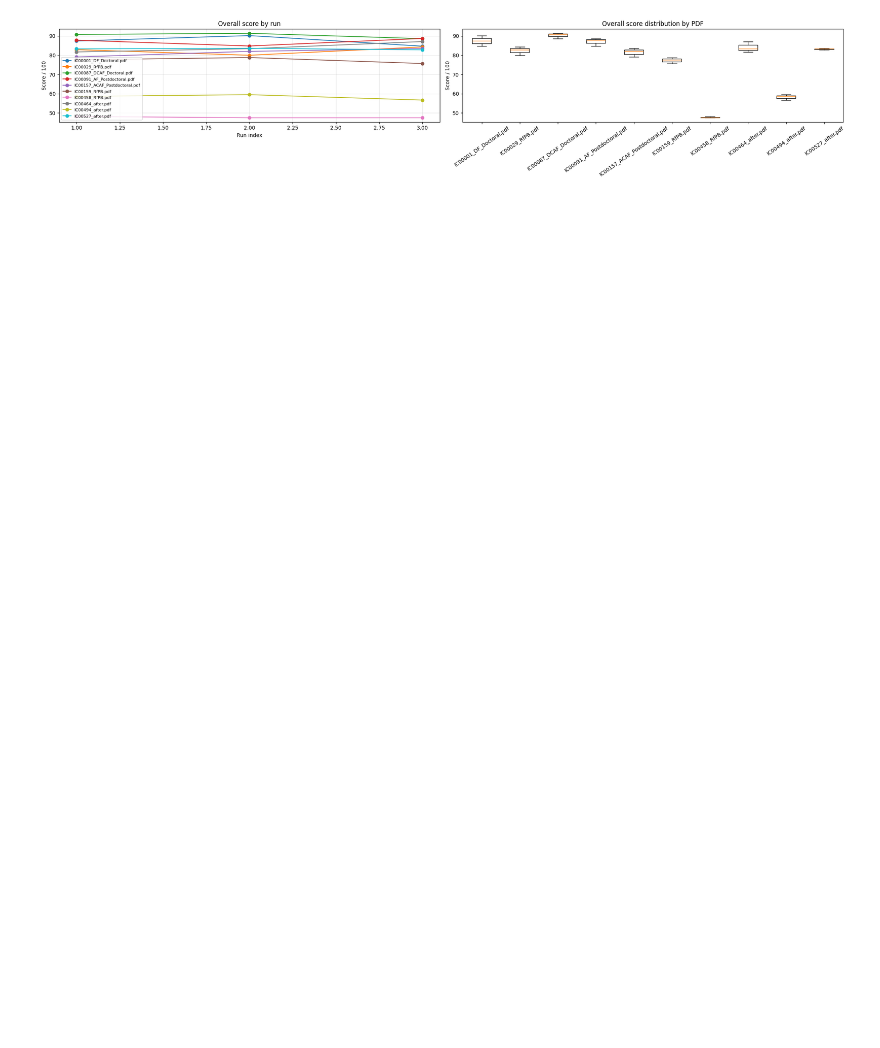
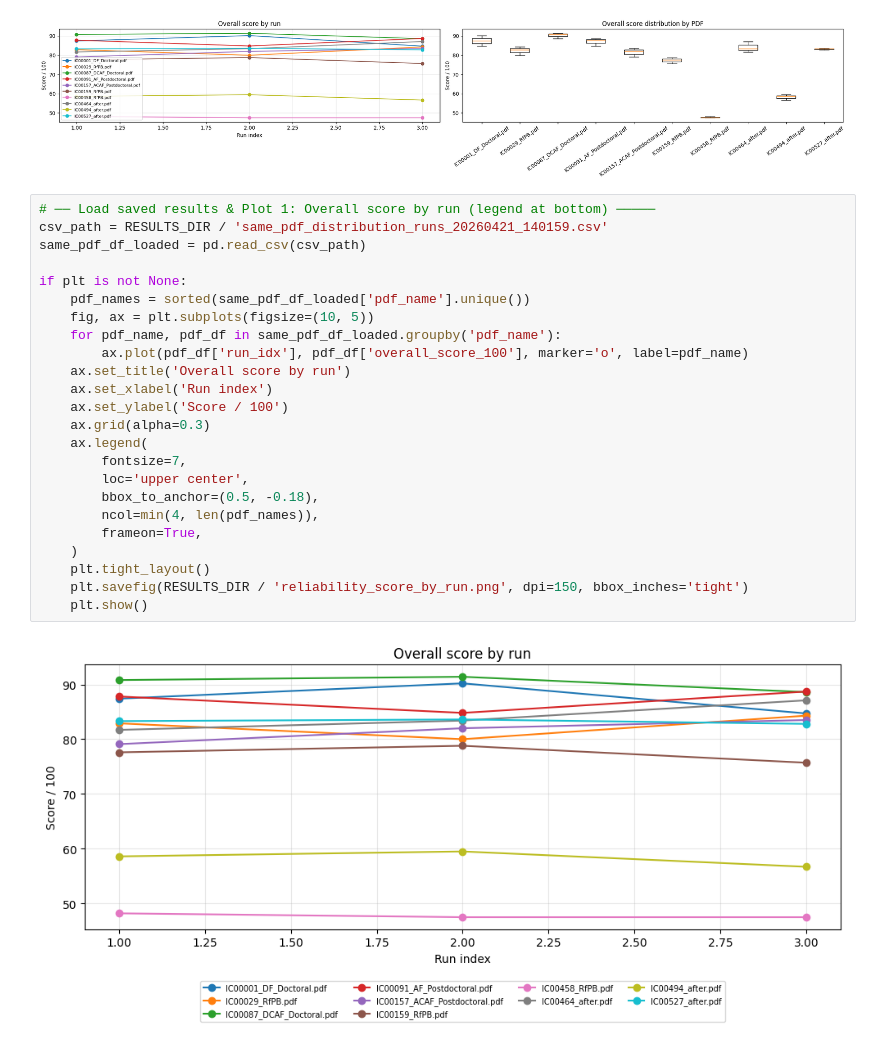
Before and after one commit to ZLF329/nlp_grant_coursework, a Jupyter notebook: experiments/reliability.ipynb, the cells around one changed output. Drawn from its saved outputs; the diff is of its cells as text; blank space fills up the shorter version.

Commit message:
reliability plot

```diff
--- a/experiments/reliability.ipynb
+++ b/experiments/reliability.ipynb
@@ -676,3 +676,29 @@ plot_same_pdf_distribution(same_pdf_df)
 | 8 | IC00494_after.pdf | 58.266667 | 1.429452 | 16.433333 | 0.513160 | ... |
 | 9 | IC00527_after.pdf | 83.233333 | 0.404145 | 84.333333 | 1.527525 | ... |
 [figure]
+# %%
+# ── Load saved results & Plot 1: Overall score by run (legend at bottom) ─────
+csv_path = RESULTS_DIR / 'same_pdf_distribution_runs_20260421_140159.csv'
+same_pdf_df_loaded = pd.read_csv(csv_path)
+
+if plt is not None:
+    pdf_names = sorted(same_pdf_df_loaded['pdf_name'].unique())
+    fig, ax = plt.subplots(figsize=(10, 5))
+    for pdf_name, pdf_df in same_pdf_df_loaded.groupby('pdf_name'):
+        ax.plot(pdf_df['run_idx'], pdf_df['overall_score_100'], marker='o', label=pdf_name)
+    ax.set_title('Overall score by run')
+    ax.set_xlabel('Run index')
+    ax.set_ylabel('Score / 100')
+    ax.grid(alpha=0.3)
+    ax.legend(
+        fontsize=7,
+        loc='upper center',
+        bbox_to_anchor=(0.5, -0.18),
+        ncol=min(4, len(pdf_names)),
+        frameon=True,
+    )
+    plt.tight_layout()
+    plt.savefig(RESULTS_DIR / 'reliability_score_by_run.png', dpi=150, bbox_inches='tight')
+    plt.show()
+# %% [output]
+[figure, added]
```
Also changed, not shown: parts of 2 cells of this notebook, 14 other files.
